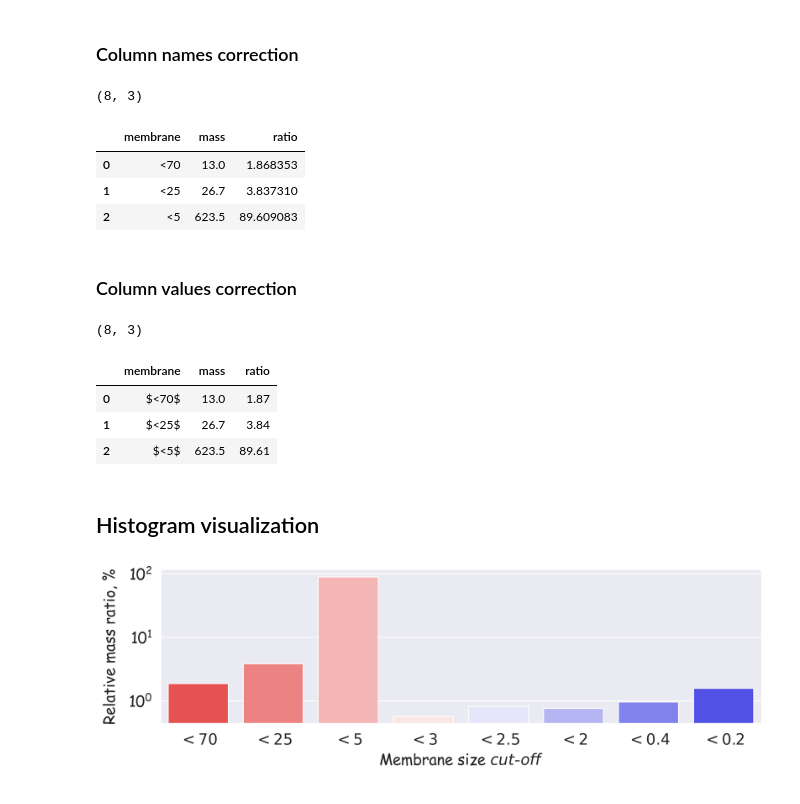
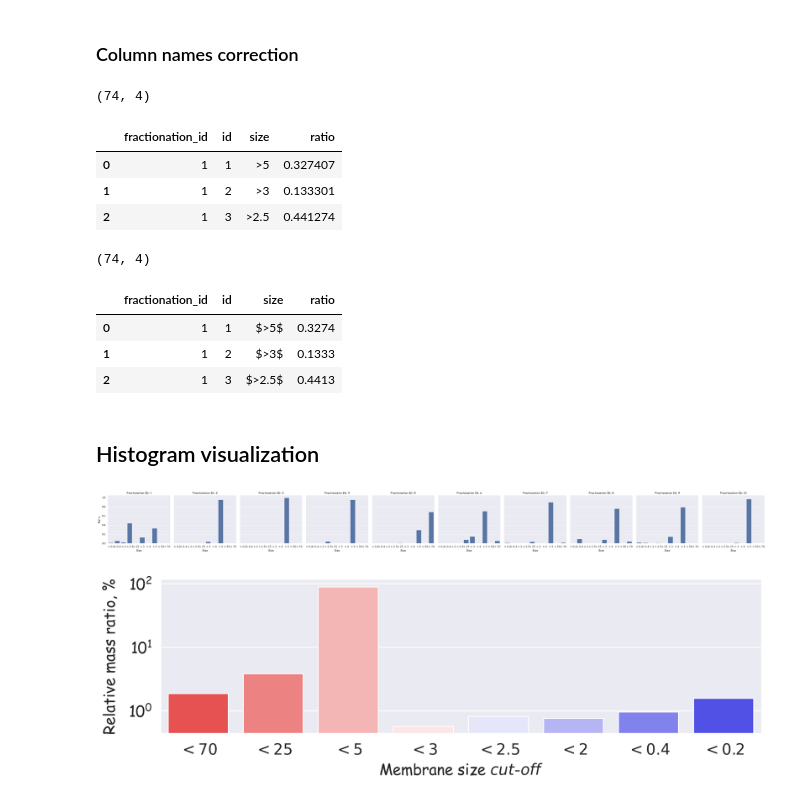
Before and after one commit to Fltvv/go-ftir-sfa, a Jupyter notebook: code/02b_add_analysis.ipynb, the cells around one changed output. Cells and saved outputs as stored; diff of their text form; code cells hidden in the pictures.

```diff
--- a/code/02b_add_analysis.ipynb
+++ b/code/02b_add_analysis.ipynb
@@ -34,10 +34,9 @@ path_to_save = './../results/02b_add_analysis'
 # %% [markdown]
 ## Mass ratios
 # %%
-path_to_data= './../data/additional_data/mass_ratios/fractions_mass_ratios.xlsx'
+path_to_data= './../data/additional_data/mass_ratios/fractions_ratios.xlsx'
 # %%
-data_mass = pd.read_excel(path_to_data)
+data_mass = pd.read_excel(path_to_data, sheet_name=None)
 
-print(data_mass.shape)
-data_mass
+print(len(data_mass.keys()))
 # %% [output]
@@ -87,0 +80,9 @@ data_mnso4.head(3)
+# %%
+fractions_ratios_df = pd.DataFrame()
+
+for fractionation_id, table in data_mass.items():
+    table['fractionation_id'] = fractionation_id
+    fractions_ratios_df = pd.concat([fractions_ratios_df, table], axis=0)
+
+print(fractions_ratios_df.shape)
+fractions_ratios_df.head(3)
@@ -89,40 +96,58 @@ data_mnso4.head(3)
 ### Column names correction
 # %%
 columns_dict = {
-    'Membrane_Type': 'membrane',
-    'Mass, mg': 'mass',
-    'Ratio, %': 'ratio'
+    'fractionation_id': 'fractionation_id',
+    'ID': 'id',
+    'size': 'size',
+    'ratio': 'ratio'
 }
 # %%
-data_mass = data_mass.rename(columns=columns_dict)
+fractions_ratios_df = fractions_ratios_df.rename(columns=columns_dict)[columns_dict.values()]
 
-print(data_mass.shape)
-data_mass.head(3)
+print(fractions_ratios_df.shape)
+fractions_ratios_df.head(3)
 # %% [output]
-(8, 3)
+(74, 4)
-|  | membrane | mass | ratio |
-| 0 | <70 | 13.0 | 1.868353 |
-| 1 | <25 | 26.7 | 3.837310 |
-| 2 | <5 | 623.5 | 89.609083 |
+|  | fractionation_id | id | size | ratio |
+| 0 | 1 | 1 | >5 | 0.327407 |
+| 1 | 1 | 2 | >3 | 0.133301 |
+| 2 | 1 | 3 | >2.5 | 0.441274 |
-# %% [markdown]
-### Column values correction
 # %%
-data_mass['membrane'] = data_mass['membrane'].apply(lambda x: f'${x}$')
-data_mass['mass'] = data_mass['mass'].apply(lambda x: round(x, 2))
-data_mass['ratio'] = data_mass['ratio'].apply(lambda x: round(x, 2))
+fractions_ratios_df['size'] = fractions_ratios_df['size'].apply(lambda x: f'${x}$')
+fractions_ratios_df['ratio'] = fractions_ratios_df['ratio'].apply(lambda x: round(x, 4))
 
-print(data_mass.shape)
-data_mass.head(3)
+print(fractions_ratios_df.shape)
+fractions_ratios_df.head(3)
 # %% [output]
-(8, 3)
+(74, 4)
-|  | membrane | mass | ratio |
-| 0 | $<70$ | 13.0 | 1.87 |
-| 1 | $<25$ | 26.7 | 3.84 |
-| 2 | $<5$ | 623.5 | 89.61 |
+|  | fractionation_id | id | size | ratio |
+| 0 | 1 | 1 | $>5$ | 0.3274 |
+| 1 | 1 | 2 | $>3$ | 0.1333 |
+| 2 | 1 | 3 | $>2.5$ | 0.4413 |
 # %% [markdown]
 ## Histogram visualization
 # %%
 fontsize = 16
+# %%
+fractions_ratios_df['size'] = pd.Categorical(fractions_ratios_df['size'])#, categories=size_order, ordered=True)
+
+# Создаем barplot
+g = sns.catplot(
+    data=fractions_ratios_df,
+    x='size',
+    y='ratio',
+    col='fractionation_id',
+    kind='bar',
+    height=4,
+    aspect=1
+)
+
+g.set_titles("Fractionation ID: {col_name}")
+g.set_axis_labels("Size", "Ratio")
+plt.tight_layout()
+plt.show()
+# %% [output]
+[figure, added]
 # %%
 fig, ax = plt.subplots(figsize=(10, 3.3), dpi=300)
 
```
Also changed, not shown: parts of 4 cells of this notebook, 6 other files.
